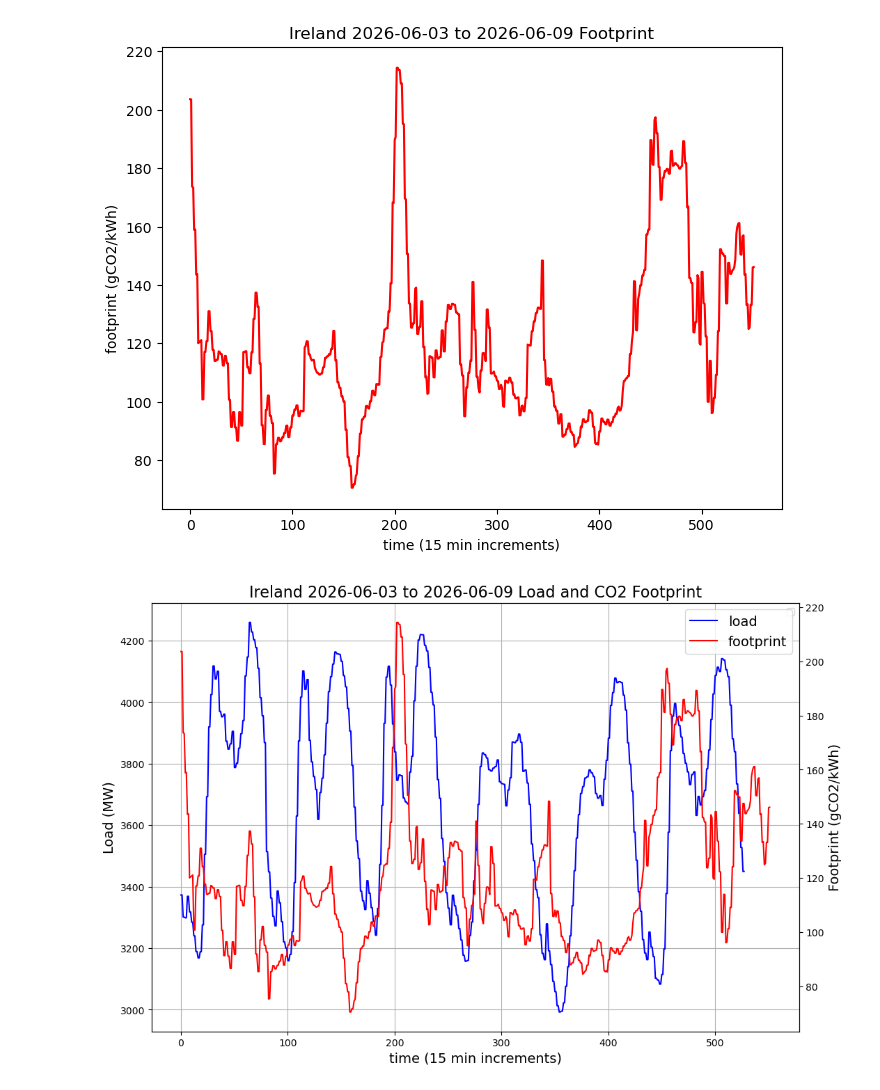
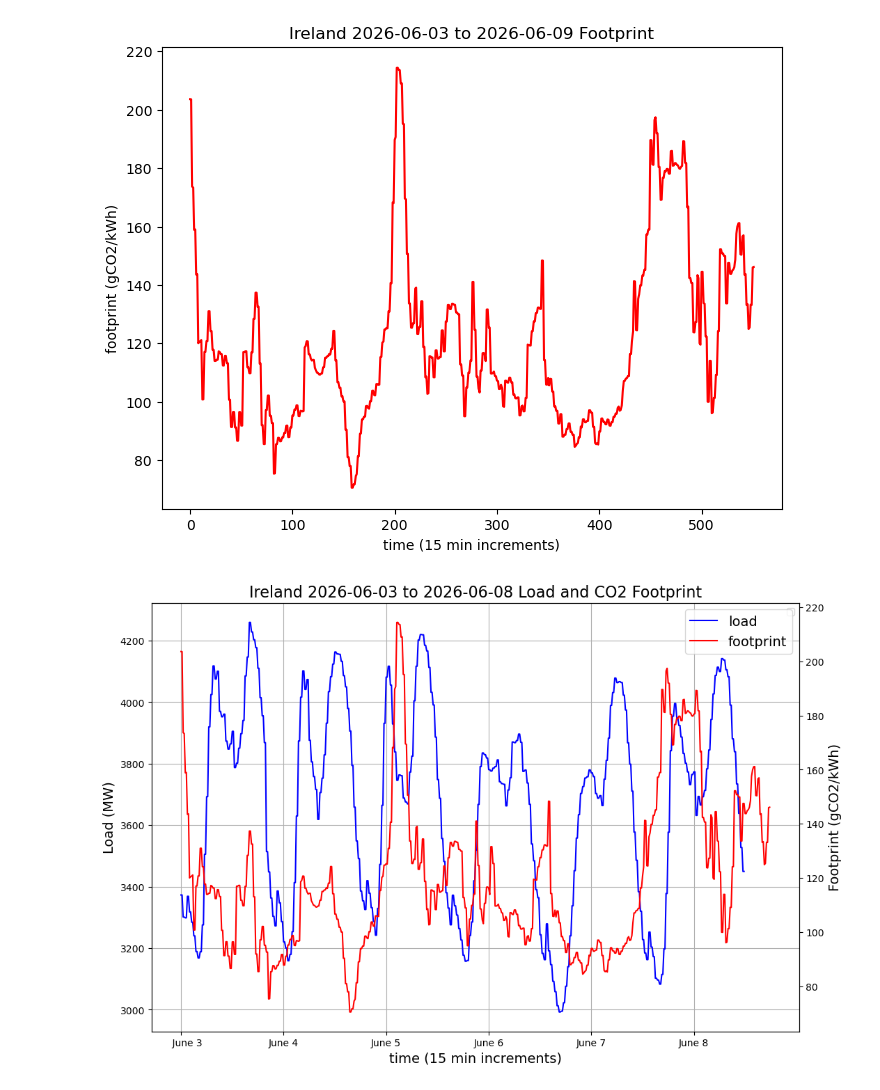
Before and after one commit to tedscott/SideProjects, a Jupyter notebook: E2EGHG/wattnet.ipynb, the cells around one changed output. Drawn from its saved outputs; the diff is of its cells as text; code cells hidden in the pictures.

Commit message:
improving the plot for ireland

```diff
--- a/E2EGHG/wattnet.ipynb
+++ b/E2EGHG/wattnet.ipynb
@@ -244,26 +244,29 @@ plt.show()
 # %%
 # combine into single plot
 # help for legend from https://stackoverflow.com/questions/5484922/secondary-axis-with-twinx-how-to-add-to-legend
 
 fig, ax1 = plt.subplots(figsize=(12,8)) # initializes figure and plots
 ax2 = ax1.twinx() # applies twinx to ax2, which is the second y axis.
 
 sns.lineplot(data=df_load, x=df_load.index, y='load (MW)', color='blue', ax=ax1, label='load')
 sns.lineplot(data=df_footprint, x=df_footprint.index, y='footprint (gCO2/kWh)', color='red', ax=ax2, label='footprint')
 
 # ask matplotlib for the plotted objects and their labels
 lines, labels = ax1.get_legend_handles_labels()
 lines2, labels2 = ax2.get_legend_handles_labels()
 ax2.legend(lines + lines2, labels + labels2, loc=0, fontsize=14)
 ax1.legend("")
 ax1.grid()
 
 ax1.set_xlabel('time (15 min increments)', fontsize=14)
 ax1.set_ylabel('Load (MW)', fontsize=14)
 ax2.set_ylabel('Footprint (gCO2/kWh)', fontsize=14)
+
+ax1.set_xticks(np.arange(0,6*96,96))
+ax1.set_xticklabels(['June 3', 'June 4', 'June 5', 'June 6', 'June 7','June 8'])
 # plt.legend()
-plt.title("Ireland 2026-06-03 to 2026-06-09 Load and CO2 Footprint", fontsize=16)
+plt.title("Ireland 2026-06-03 to 2026-06-08 Load and CO2 Footprint", fontsize=16)
 
 plt.show()
 # %% [output]
-[figure, old version]
+[figure, new version]
```
Also changed, not shown: 1 other file.
